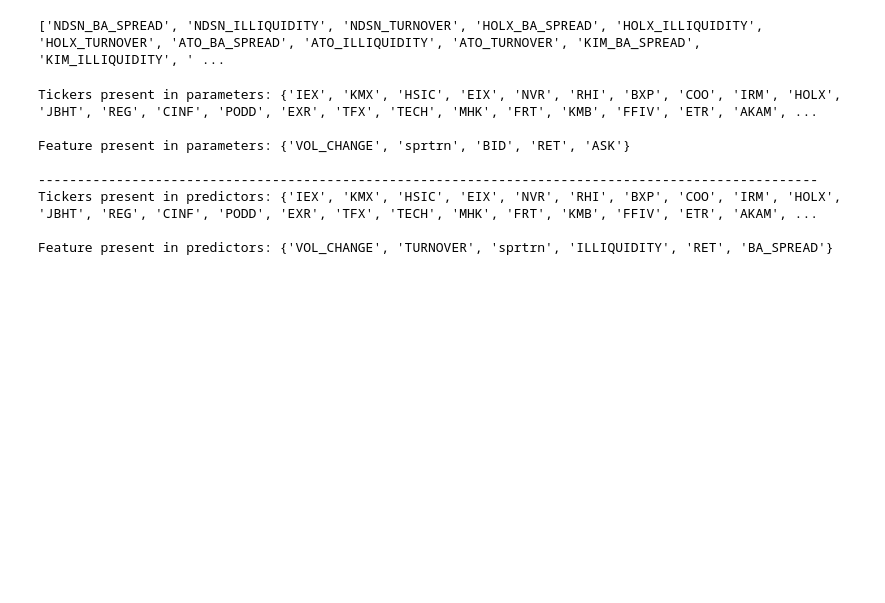
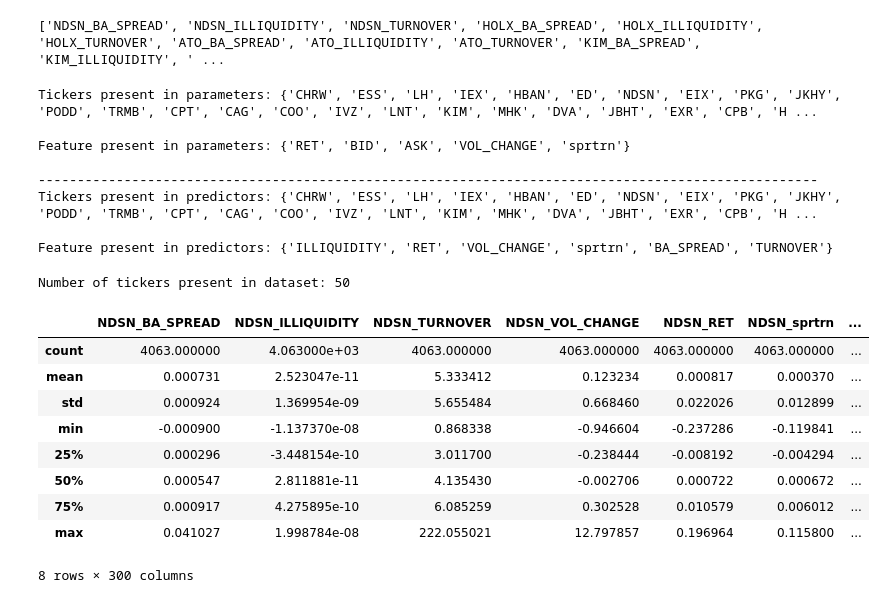
Before and after one commit to travisdesell/exact, a Jupyter notebook: financial_loss_functions/exploration.ipynb, the cells around one changed output. Cells and saved outputs as stored; diff of their text form; code cells hidden in the pictures; blank space fills up the shorter version.

Commit message:
checks number of tickers present

```diff
--- a/financial_loss_functions/exploration.ipynb
+++ b/financial_loss_functions/exploration.ipynb
@@ -82,6 +83,8 @@ for col in crsp_para_cols:
         feature = col.split("_", 1)[1]
         features.append(feature)
 
+tickers = set(sorted(tickers))
+features = set(sorted(features))
 print('Tickers present in parameters:', set(sorted(tickers)), '\n')
 print('Feature present in parameters:', set(sorted(features)), '\n')
 
@@ -96,14 +99,33 @@ for col in crsp_predictors_cols:
         feature = col.split("_", 1)[1]
         features.append(feature)
 
-print('Tickers present in predictors:', set(sorted(tickers)), '\n')
-print('Feature present in predictors:', set(sorted(features)), '\n')
+tickers = set(sorted(tickers))
+features = set(sorted(features))
+print('Tickers present in predictors:', tickers, '\n')
+print('Feature present in predictors:', features, '\n')
 # %% [output]
-Tickers present in parameters: {'IEX', 'KMX', 'HSIC', 'EIX', 'NVR', 'RHI', 'BXP', 'COO', 'IRM', 'HOLX', 'JBHT', 'REG', 'CINF', 'PODD', 'EXR', 'TFX', 'TECH', 'MHK', 'FRT', 'KMB', 'FFIV', 'ETR', 'AKAM', ...
+Tickers present in parameters: {'CHRW', 'ESS', 'LH', 'IEX', 'HBAN', 'ED', 'NDSN', 'EIX', 'PKG', 'JKHY', 'PODD', 'TRMB', 'CPT', 'CAG', 'COO', 'IVZ', 'LNT', 'KIM', 'MHK', 'DVA', 'JBHT', 'EXR', 'CPB', 'H ...
 
-Feature present in parameters: {'VOL_CHANGE', 'sprtrn', 'BID', 'RET', 'ASK'}
+Feature present in parameters: {'RET', 'BID', 'ASK', 'VOL_CHANGE', 'sprtrn'}
 
 ----------------------------------------------------------------------------------------------------
-Tickers present in predictors: {'IEX', 'KMX', 'HSIC', 'EIX', 'NVR', 'RHI', 'BXP', 'COO', 'IRM', 'HOLX', 'JBHT', 'REG', 'CINF', 'PODD', 'EXR', 'TFX', 'TECH', 'MHK', 'FRT', 'KMB', 'FFIV', 'ETR', 'AKAM', ...
+Tickers present in predictors: {'CHRW', 'ESS', 'LH', 'IEX', 'HBAN', 'ED', 'NDSN', 'EIX', 'PKG', 'JKHY', 'PODD', 'TRMB', 'CPT', 'CAG', 'COO', 'IVZ', 'LNT', 'KIM', 'MHK', 'DVA', 'JBHT', 'EXR', 'CPB', 'H ...
 
-Feature present in predictors: {'VOL_CHANGE', 'TURNOVER', 'sprtrn', 'ILLIQUIDITY', 'RET', 'BA_SPREAD'}
+Feature present in predictors: {'ILLIQUIDITY', 'RET', 'VOL_CHANGE', 'sprtrn', 'BA_SPREAD', 'TURNOVER'}
+# %%
+print('Number of tickers present in dataset:', len(tickers))
+# %% [output]
+Number of tickers present in dataset: 50
+# %%
+crsp_predictors.describe()
+# %% [output]
+|  | NDSN_BA_SPREAD | NDSN_ILLIQUIDITY | NDSN_TURNOVER | NDSN_VOL_CHANGE | NDSN_RET | NDSN_sprtrn | ... |
+| count | 4063.000000 | 4.063000e+03 | 4063.000000 | 4063.000000 | 4063.000000 | 4063.000000 | ... |
+| mean | 0.000731 | 2.523047e-11 | 5.333412 | 0.123234 | 0.000817 | 0.000370 | ... |
+| std | 0.000924 | 1.369954e-09 | 5.655484 | 0.668460 | 0.022026 | 0.012899 | ... |
+| min | -0.000900 | -1.137370e-08 | 0.868338 | -0.946604 | -0.237286 | -0.119841 | ... |
+| 25% | 0.000296 | -3.448154e-10 | 3.011700 | -0.238444 | -0.008192 | -0.004294 | ... |
+| 50% | 0.000547 | 2.811881e-11 | 4.135430 | -0.002706 | 0.000722 | 0.000672 | ... |
+| 75% | 0.000917 | 4.275895e-10 | 6.085259 | 0.302528 | 0.010579 | 0.006012 | ... |
+| max | 0.041027 | 1.998784e-08 | 222.055021 | 12.797857 | 0.196964 | 0.115800 | ... |
+8 rows × 300 columns
```
Also changed, not shown: parts of 1 cell of this notebook.
